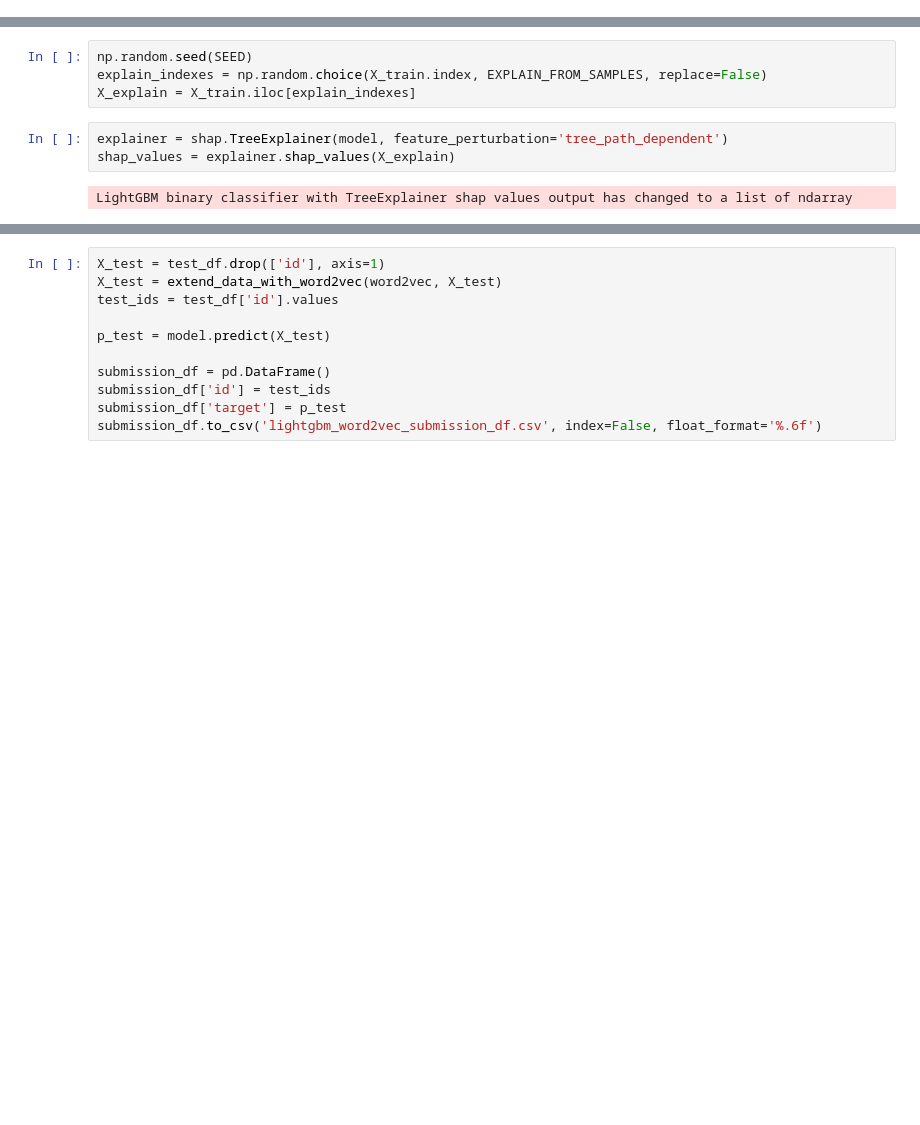
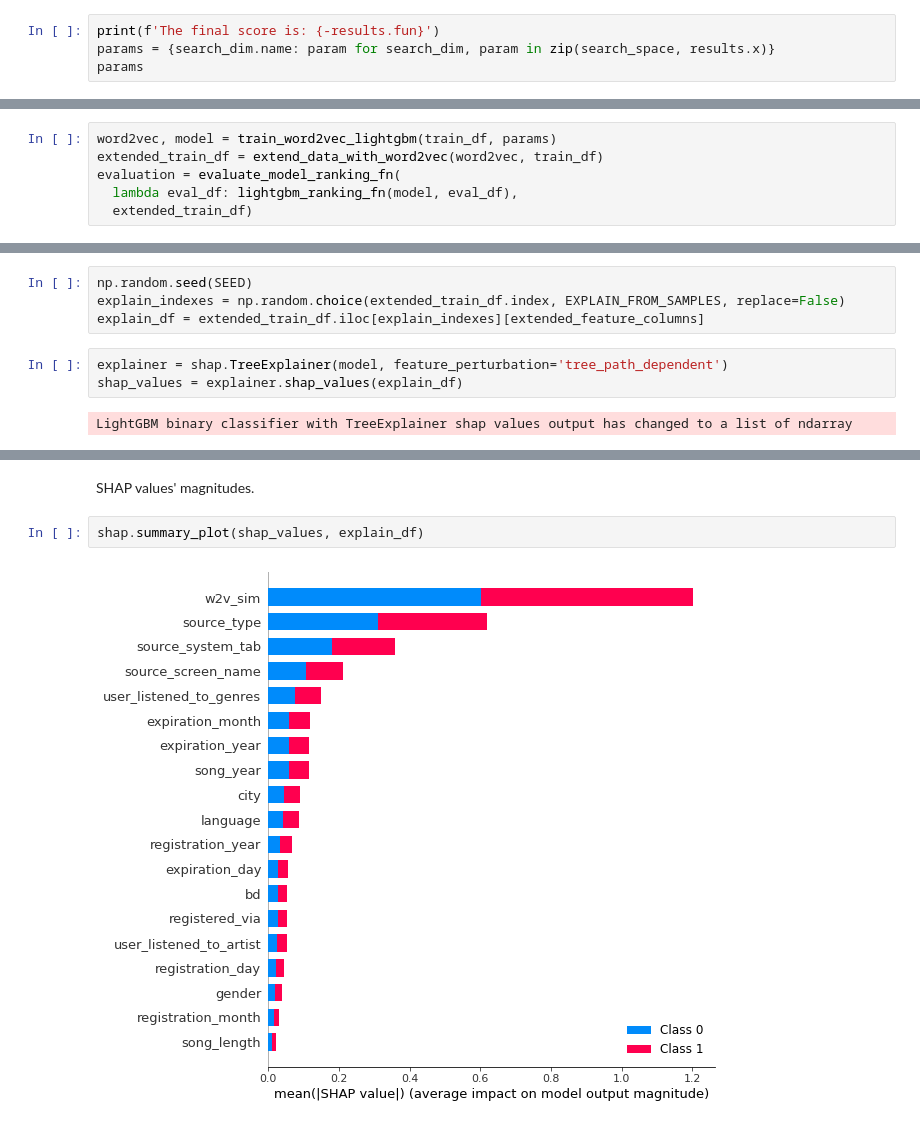
Before and after one commit to niksaz/recommender-systems, a Jupyter notebook: hw02/kkbox-music-recommendation-challenge.ipynb, the cells around one changed output, grey strips where cells are left out. Cells and saved outputs as stored; diff of their text form; blank space fills up the shorter version.

```diff
--- a/hw02/kkbox-music-recommendation-challenge.ipynb
+++ b/hw02/kkbox-music-recommendation-challenge.ipynb
@@ -610,0 +728,4 @@ ModelEvaluation(mapk=0.8642674603174604)
+# %%
+print(f'The final score is: {-results.fun}')
+params = {search_dim.name: param for search_dim, param in zip(search_space, results.x)}
+params
@@ -610,0 +740,6 @@ ModelEvaluation(mapk=0.8642674603174604)
+# %%
+word2vec, model = train_word2vec_lightgbm(train_df, params)
+extended_train_df = extend_data_with_word2vec(word2vec, train_df)
+evaluation = evaluate_model_ranking_fn(
+  lambda eval_df: lightgbm_ranking_fn(model, eval_df),
+  extended_train_df)
@@ -611,9 +760,9 @@ ModelEvaluation(mapk=0.8642674603174604)
 # %%
 np.random.seed(SEED)
-explain_indexes = np.random.choice(X_train.index, EXPLAIN_FROM_SAMPLES, replace=False)
-X_explain = X_train.iloc[explain_indexes]
+explain_indexes = np.random.choice(extended_train_df.index, EXPLAIN_FROM_SAMPLES, replace=False)
+explain_df = extended_train_df.iloc[explain_indexes][extended_feature_columns]
 # %%
 explainer = shap.TreeExplainer(model, feature_perturbation='tree_path_dependent')
-shap_values = explainer.shap_values(X_explain)
+shap_values = explainer.shap_values(explain_df)
 # %% [output]
 LightGBM binary classifier with TreeExplainer shap values output has changed to a list of ndarray
@@ -630,11 +769,6 @@ shap.force_plot(
-# %%
-X_test = test_df.drop(['id'], axis=1)
-X_test = extend_data_with_word2vec(word2vec, X_test)
-test_ids = test_df['id'].values
-
-p_test = model.predict(X_test)
-
-submission_df = pd.DataFrame()
-submission_df['id'] = test_ids
-submission_df['target'] = p_test
-submission_df.to_csv('lightgbm_word2vec_submission_df.csv', index=False, float_format='%.6f')
+# %% [markdown]
+SHAP values' magnitudes.
+# %%
+shap.summary_plot(shap_values, explain_df)
+# %% [output]
+[figure, added]
```
Also changed, not shown: parts of 79 cells of this notebook.
